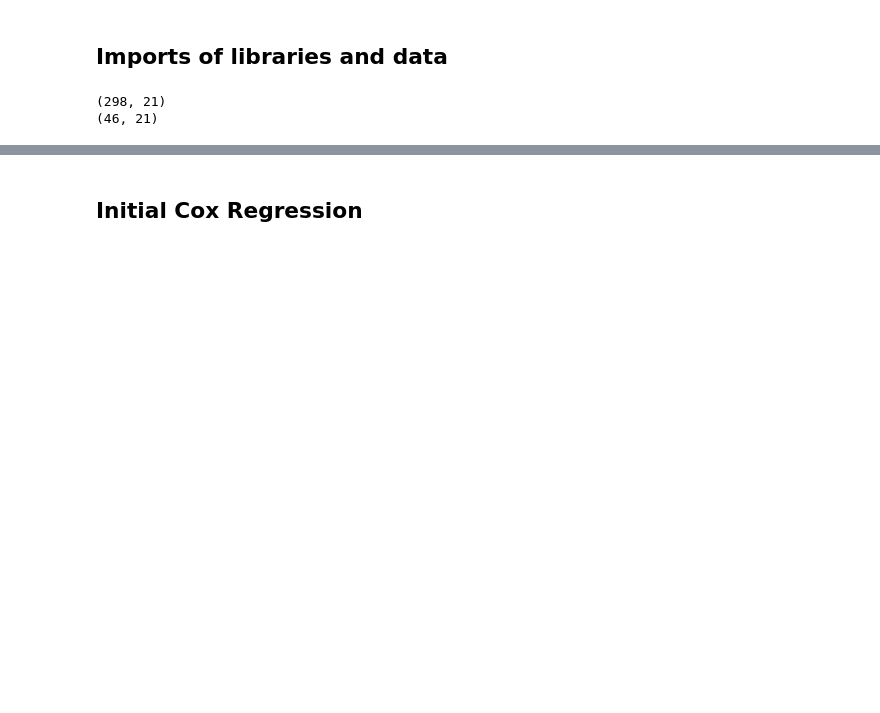
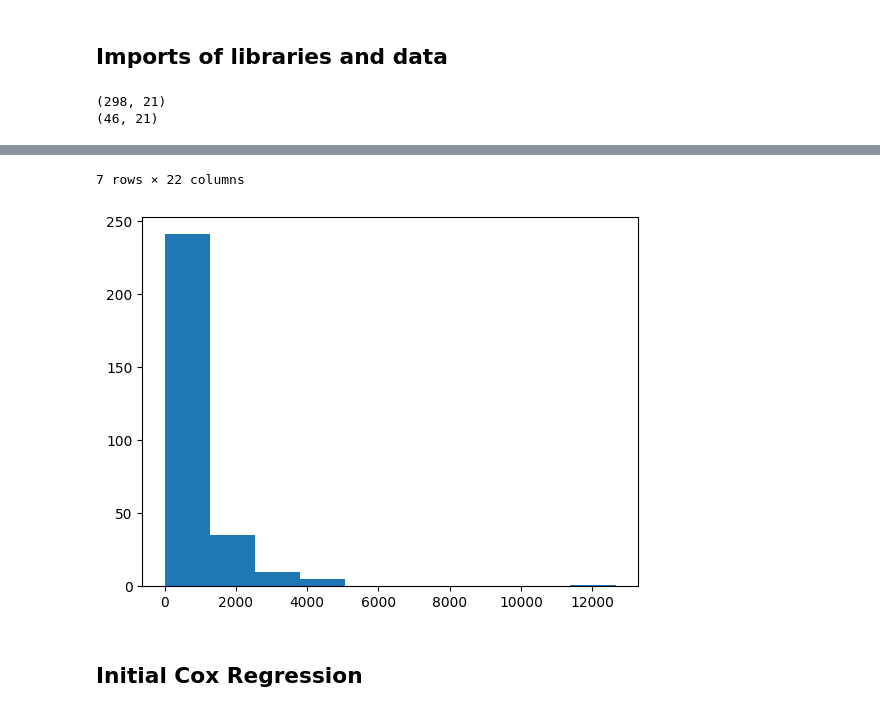
Before and after one commit to puckybreg/Native-Bee-Thesis, a Jupyter notebook: notebook_for_data_analysis.ipynb, the cells around one changed output, grey strips where cells are left out. Drawn from its saved outputs; the diff is of its cells as text; code cells hidden in the pictures; blank space fills up the shorter version.

```diff
--- a/notebook_for_data_analysis.ipynb
+++ b/notebook_for_data_analysis.ipynb
@@ -52,0 +56,7 @@ interval_and_weather_merged = interval_and_weather_merged.assign(status=1)
+# %%
+# Plot the distribution of the intervals
+plt.hist(interval_and_weather_merged['interval'])
+
+interval_and_weather_merged_greater_than_6000 = interval_and_weather_merged[(interval_and_weather_merged['interval'] <= 5)]
+interval_and_weather_merged_greater_than_6000
+# %% [output]
@@ -53,2 +71,4 @@ interval_and_weather_merged = interval_and_weather_merged.assign(status=1)
+7 rows × 22 columns
+[figure, added]
 # %% [markdown]
 ## Initial Cox Regression
```
Also changed, not shown: parts of 16 cells of this notebook.
